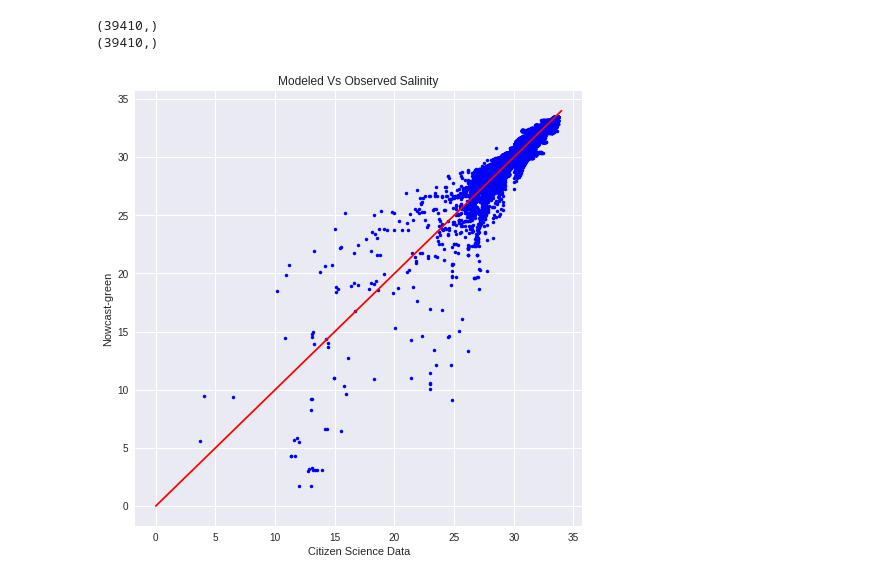
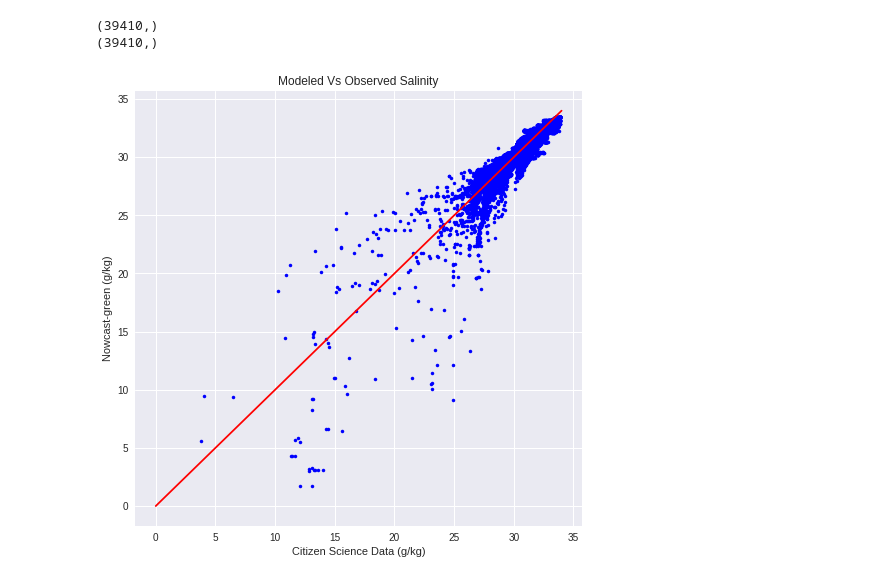
Before and after one commit to SalishSeaCast/analysis-vicky, a Jupyter notebook: notebooks/citizensience.ipynb, the cells around one changed output. Drawn from its saved outputs; the diff is of its cells as text; code cells hidden in the pictures.

```diff
--- a/notebooks/citizensience.ipynb
+++ b/notebooks/citizensience.ipynb
@@ -145,14 +145,16 @@ print(list_of_sals2.shape)
 # %% [output]
 (39410,)
 (39410,)
+# %%
+sr_obs = gsw_calls.generic_gsw_caller('gsw_SR_from_SP.m', [salinity2])
 # %%
 fig, ax = plt.subplots(figsize = (8,8))
-ax.plot(salinity2, list_of_sals2, 'b.')
+ax.plot(sr_obs, list_of_sals2, 'b.')
 ax.plot(np.arange(0,35), np.arange(0,35), 'r-')
-ax.set_ylabel('Nowcast-green')
-ax.set_xlabel('Citizen Science Data')
+ax.set_ylabel('Nowcast-green (g/kg)')
+ax.set_xlabel('Citizen Science Data (g/kg)')
 ax.set_title('Modeled Vs Observed Salinity')
 ax.grid('on')
 # %% [output]
-[figure, old version]
+[figure, new version]
 # %%
```
Also changed, not shown: parts of 5 cells of this notebook.
